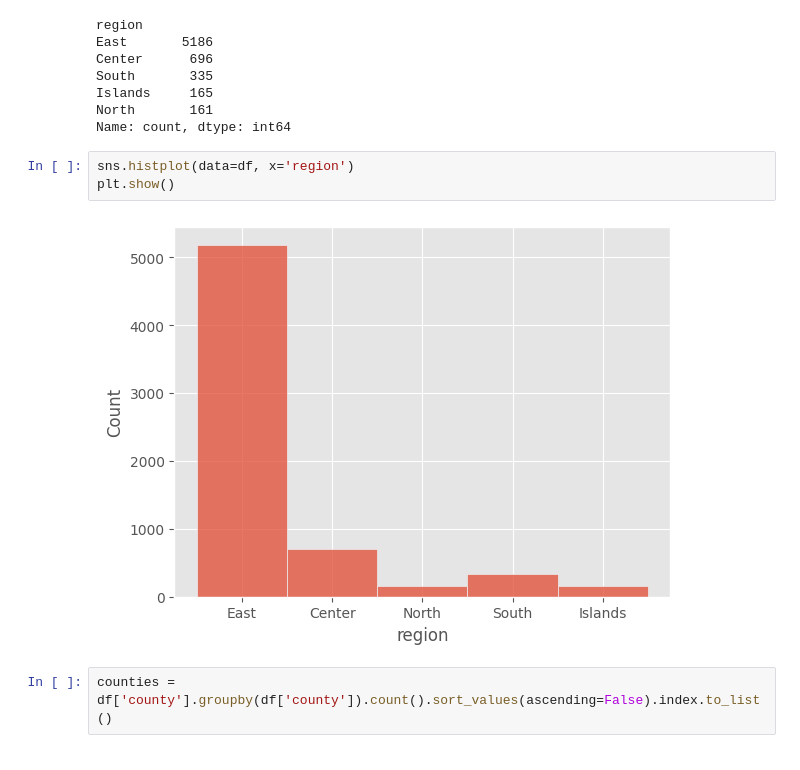
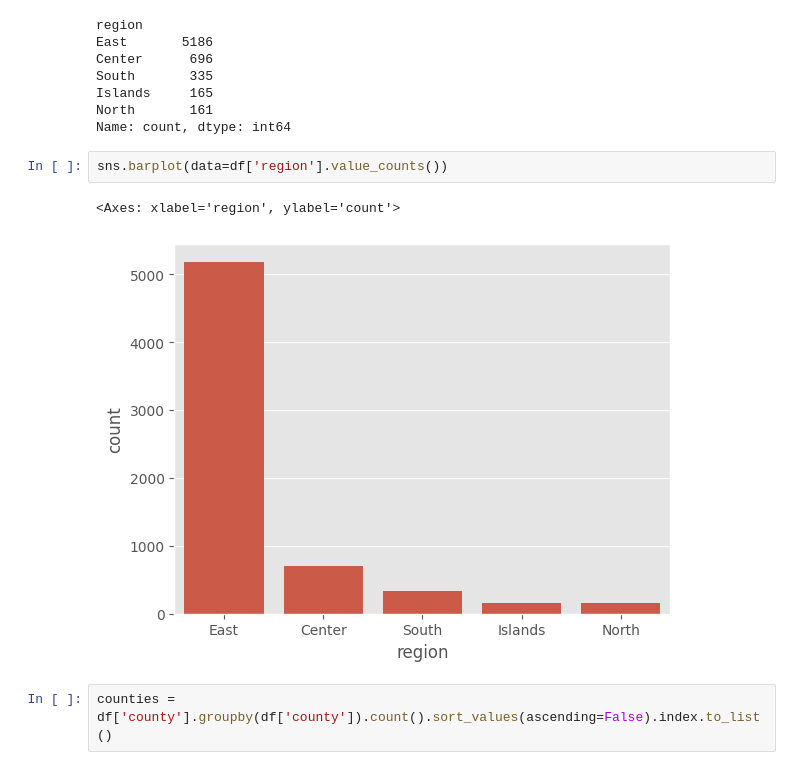
Before and after one commit to jiug/Taiwan-Earthquakes, a Jupyter notebook: earthquakes-taiwan.ipynb, the cells around one changed output. Saved outputs shown, nothing was run; the diff lists cells and outputs as text.

```diff
--- a/earthquakes-taiwan.ipynb
+++ b/earthquakes-taiwan.ipynb
@@ -149,10 +154,10 @@ Islands     165
 North       161
 Name: count, dtype: int64
 # %%
-sns.histplot(data=df, x='region')
-plt.show()
+sns.barplot(data=df['region'].value_counts())
 # %% [output]
+<Axes: xlabel='region', ylabel='count'>
-[figure, old version]
+[figure, new version]
 # %%
 counties = df['county'].groupby(df['county']).count().sort_values(ascending=False).index.to_list()
 # %%
```
Also changed, not shown: parts of 13 cells of this notebook, 1 other file.
